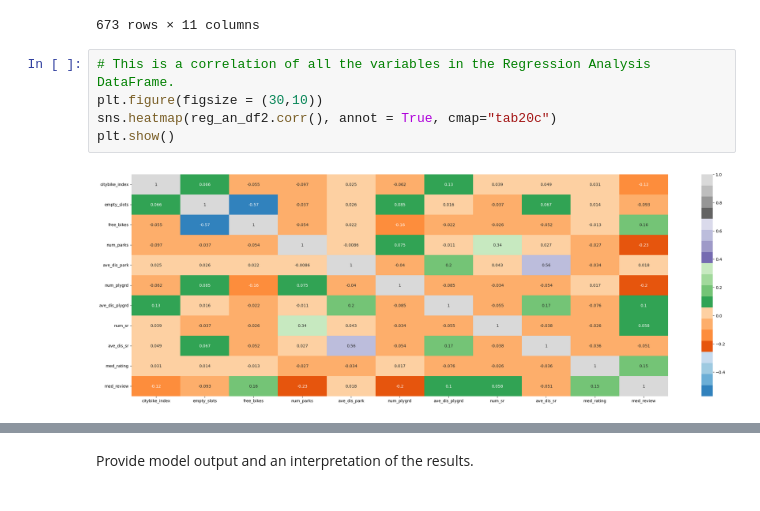
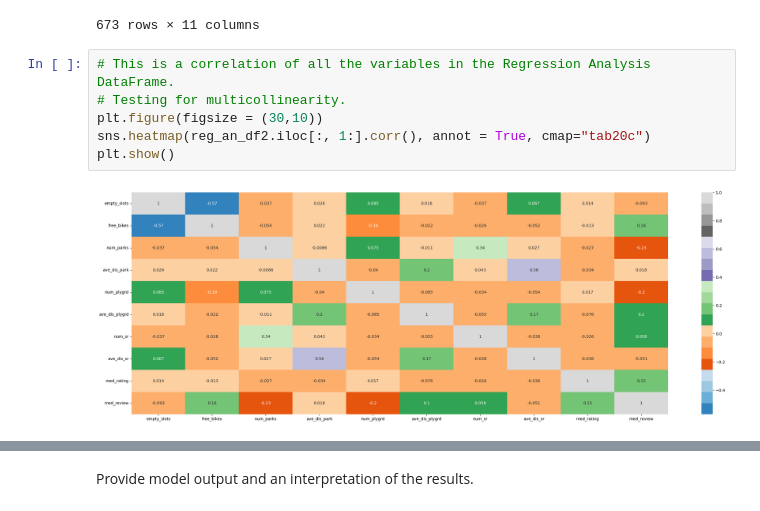
Before and after one commit to Frood-for-Thought/LHL-Statistical-Modelling-with-Python-Project, a Jupyter notebook: notebooks/model_building.ipynb, the cells around one changed output, grey strips where cells are left out. Cells and saved outputs as stored; diff of their text form.

```diff
--- a/notebooks/model_building.ipynb
+++ b/notebooks/model_building.ipynb
@@ -420,9 +420,10 @@ reg_an_df2
 673 rows × 11 columns
 # %%
 # This is a correlation of all the variables in the Regression Analysis DataFrame.
+# Testing for multicollinearity.
 plt.figure(figsize = (30,10))
-sns.heatmap(reg_an_df2.corr(), annot = True, cmap="tab20c")
+sns.heatmap(reg_an_df2.iloc[:, 1:].corr(), annot = True, cmap="tab20c")
 plt.show()
 # %% [output]
-[figure, old version]
+[figure, new version]
 # %%
```
Also changed, not shown: parts of 13 cells of this notebook, 1 other file.
